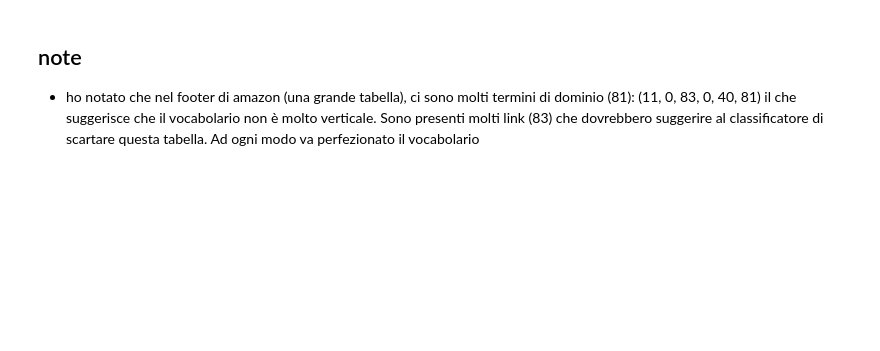
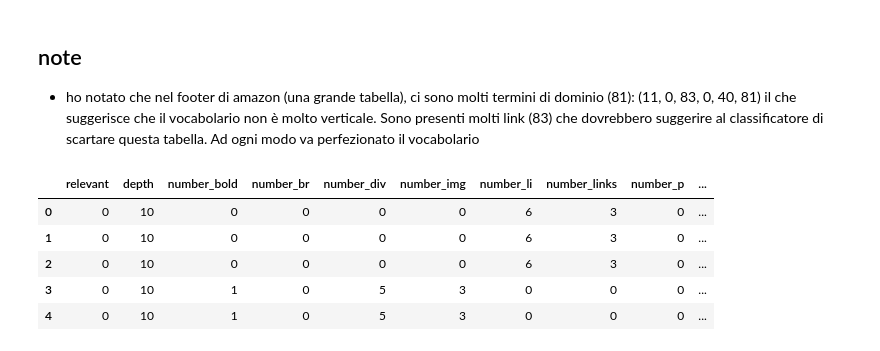
Before and after one commit to 0xNaN/carbonaraextractor, a Jupyter notebook: mkdataset.ipynb, the cells around one changed output. Drawn from its saved outputs; the diff is of its cells as text; code cells hidden in the pictures; blank space fills up the shorter version.

```diff
--- a/mkdataset.ipynb
+++ b/mkdataset.ipynb
@@ -120,0 +140,11 @@ www.submarino.com.br, relevant: 90, not_relevant: 0
+# %%
+d = pandas.read_csv("table.txt", sep="\t")
+# %%
+d.head()
+# %% [output]
+|  | relevant | depth | number_bold | number_br | number_div | number_img | number_li | number_links | number_p | ... |
+| 0 | 0 | 10 | 0 | 0 | 0 | 0 | 6 | 3 | 0 | ... |
+| 1 | 0 | 10 | 0 | 0 | 0 | 0 | 6 | 3 | 0 | ... |
+| 2 | 0 | 10 | 0 | 0 | 0 | 0 | 6 | 3 | 0 | ... |
+| 3 | 0 | 10 | 1 | 0 | 5 | 3 | 0 | 0 | 0 | ... |
+| 4 | 0 | 10 | 1 | 0 | 5 | 3 | 0 | 0 | 0 | ... |
```
Also changed, not shown: parts of 7 cells of this notebook, 3 other files.
